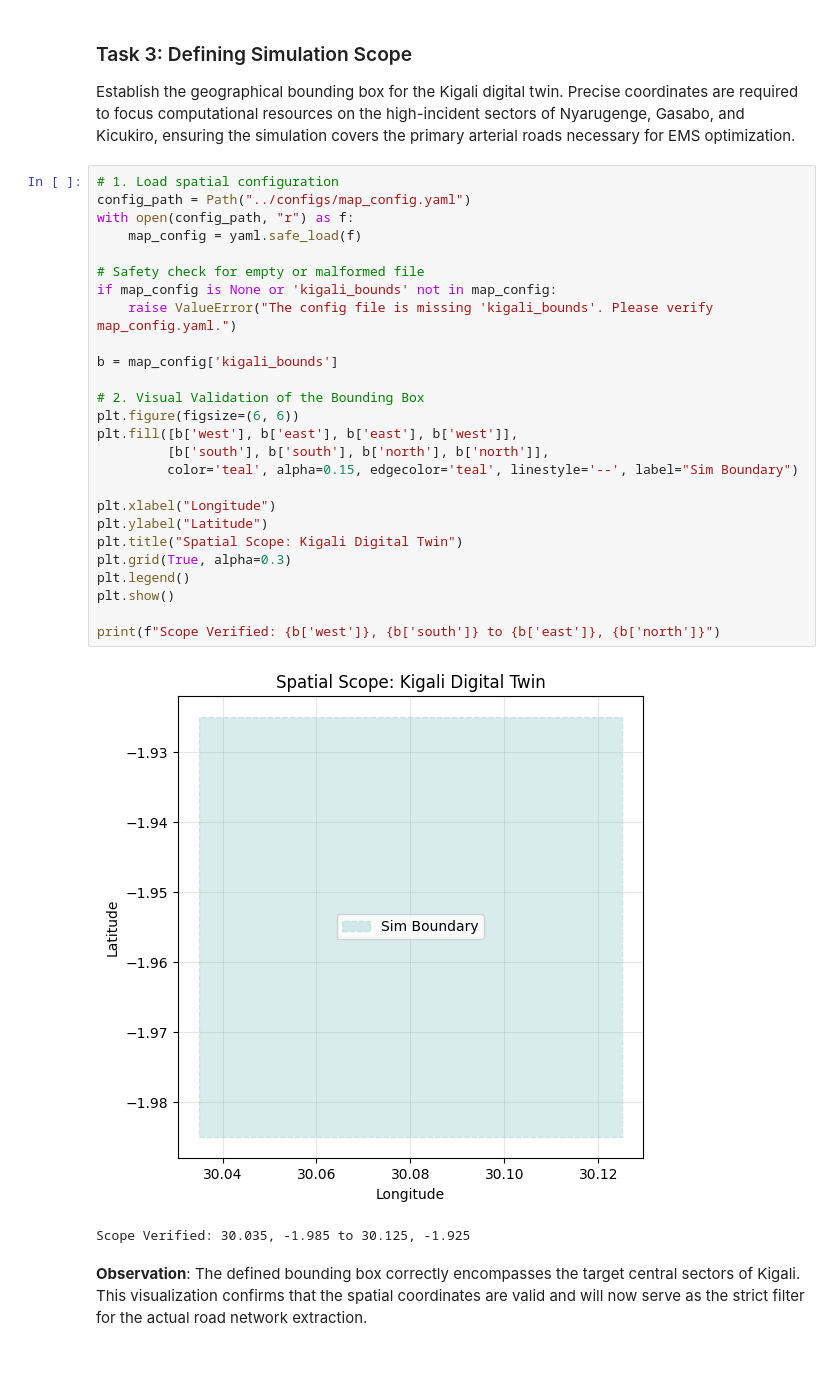
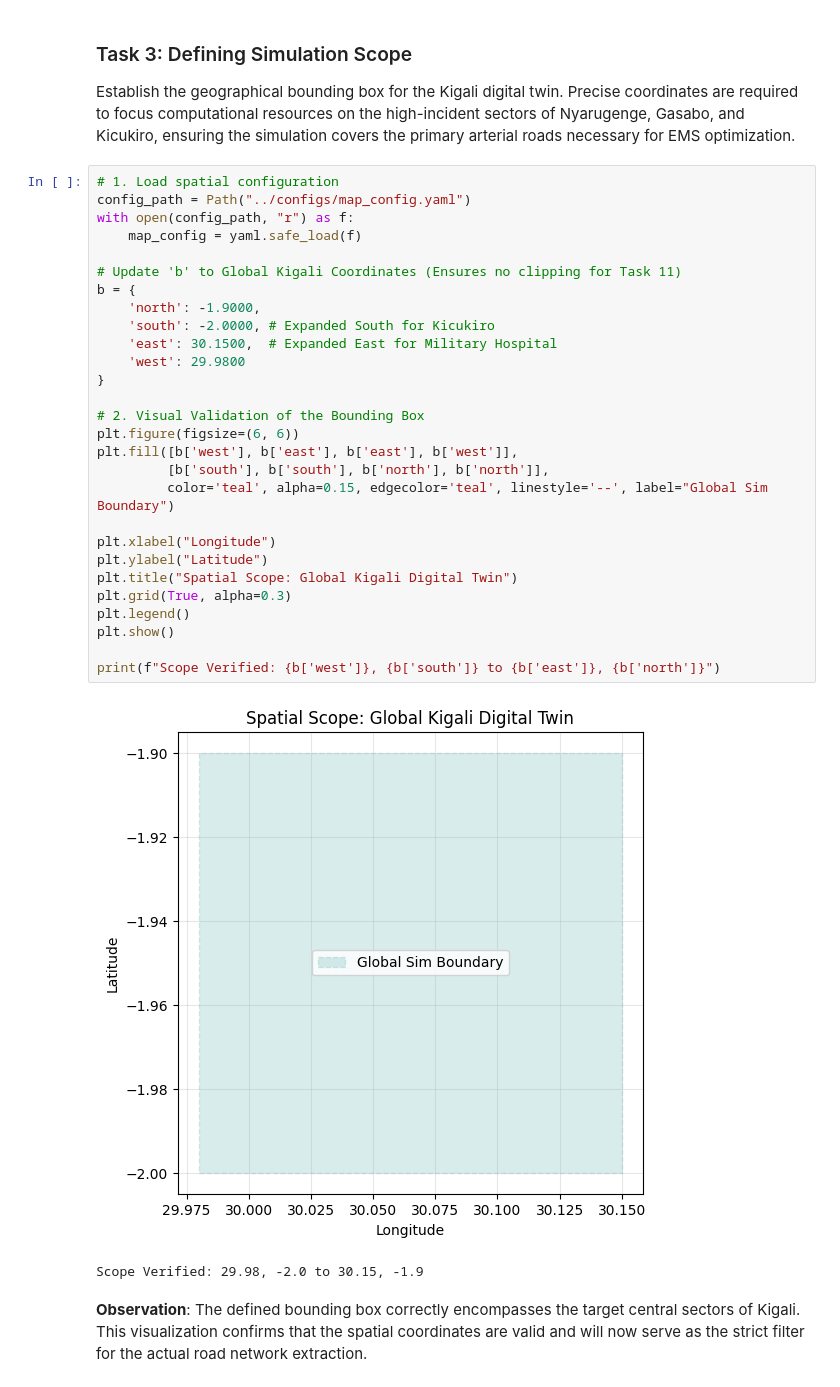
Before and after one commit to Christianib003/kigali-ems-pipeline-optimization, a Jupyter notebook: notebooks/01_data_extraction.ipynb, the cells around one changed output. Drawn from its saved outputs; the diff is of its cells as text.

```diff
--- a/notebooks/01_data_extraction.ipynb
+++ b/notebooks/01_data_extraction.ipynb
@@ -48,32 +45,34 @@ Establish the geographical bounding box for the Kigali digital twin. Precise coo
 # %%
 # 1. Load spatial configuration
 config_path = Path("../configs/map_config.yaml")
 with open(config_path, "r") as f:
     map_config = yaml.safe_load(f)
 
-# Safety check for empty or malformed file
-if map_config is None or 'kigali_bounds' not in map_config:
-    raise ValueError("The config file is missing 'kigali_bounds'. Please verify map_config.yaml.")
-
-b = map_config['kigali_bounds']
+# Update 'b' to Global Kigali Coordinates (Ensures no clipping for Task 11)
+b = {
+    'north': -1.9000,
+    'south': -2.0000, # Expanded South for Kicukiro
+    'east': 30.1500,  # Expanded East for Military Hospital
+    'west': 29.9800
+}
 
 # 2. Visual Validation of the Bounding Box
 plt.figure(figsize=(6, 6))
 plt.fill([b['west'], b['east'], b['east'], b['west']],
          [b['south'], b['south'], b['north'], b['north']],
-         color='teal', alpha=0.15, edgecolor='teal', linestyle='--', label="Sim Boundary")
+         color='teal', alpha=0.15, edgecolor='teal', linestyle='--', label="Global Sim Boundary")
 
 plt.xlabel("Longitude")
 plt.ylabel("Latitude")
-plt.title("Spatial Scope: Kigali Digital Twin")
+plt.title("Spatial Scope: Global Kigali Digital Twin")
 plt.grid(True, alpha=0.3)
 plt.legend()
 plt.show()
 
 print(f"Scope Verified: {b['west']}, {b['south']} to {b['east']}, {b['north']}")
 # %% [output]
-[figure, old version]
+[figure, new version]
-Scope Verified: 30.035, -1.985 to 30.125, -1.925
+Scope Verified: 29.98, -2.0 to 30.15, -1.9
 # %% [markdown]
 **Observation**: The defined bounding box correctly encompasses the target central sectors of Kigali. This visualization confirms that the spatial coordinates are valid and will now serve as the strict filter for the actual road network extraction.
 # %% [markdown]
```
Also changed, not shown: parts of 19 cells of this notebook, 1 other file.
